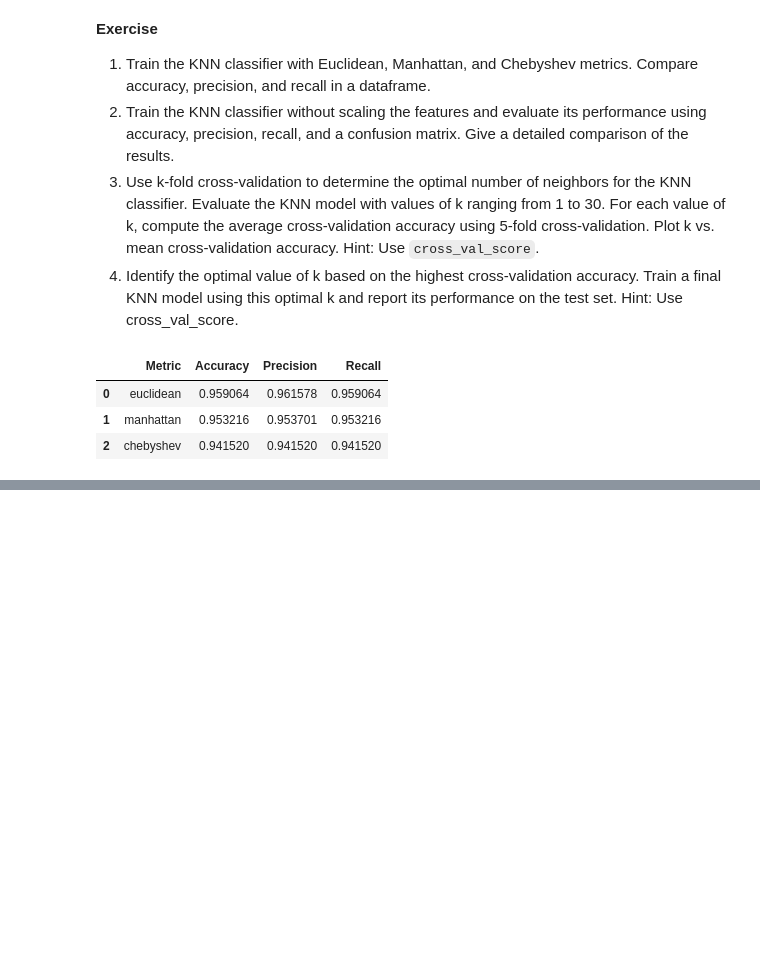
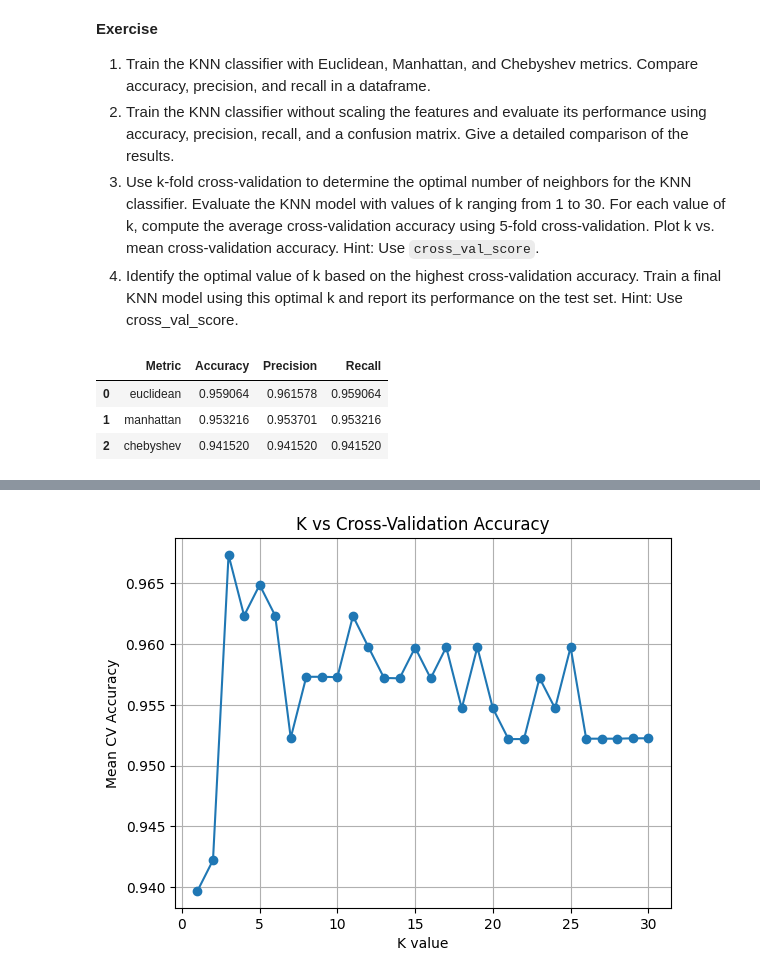
Before and after one commit to melissaviolet/Skill_growth_ds, a Jupyter notebook: Lab 4 - KNN and Naive Bayes.ipynb, the cells around one changed output, grey strips where cells are left out. Drawn from its saved outputs; the diff is of its cells as text; code cells hidden in the pictures; blank space fills up the shorter version.

```diff
--- a/Lab 4 - KNN and Naive Bayes.ipynb
+++ b/Lab 4 - KNN and Naive Bayes.ipynb
@@ -277,0 +302,21 @@ df_results
+# %%
+#Using k-fold cross-validation to determine optimal number of k neaighbors
+
+k_values = range(1, 31)
+cv_scores = []
+
+for k in k_values:
+    knn = KNeighborsClassifier(n_neighbors=k)
+
+    scores = cross_val_score(knn, X_train_scaled, y_train, cv=5)
+    cv_scores.append(scores.mean())
+
+#Plot for comparison of k values as they increase
+plt.plot(k_values, cv_scores, marker='o')
+plt.grid(True)
+plt.xlabel("K value")
+plt.ylabel("Mean CV Accuracy")
+plt.title("K vs Cross-Validation Accuracy")
+plt.show()
+# %% [output]
+[figure, added]
```
Also changed, not shown: parts of 3 cells of this notebook.
